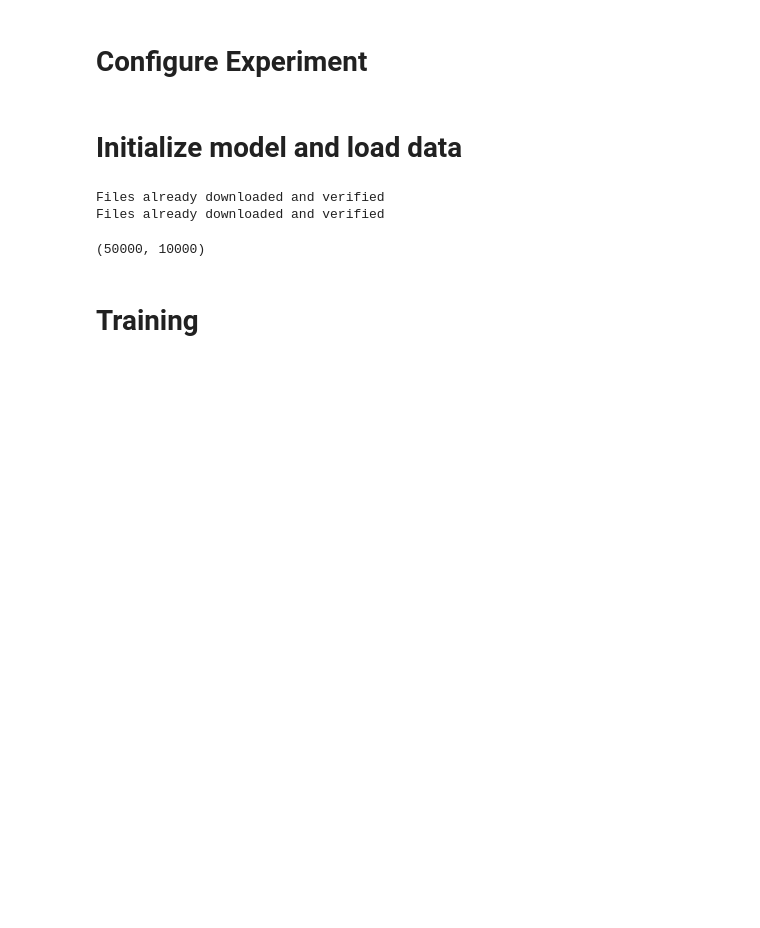
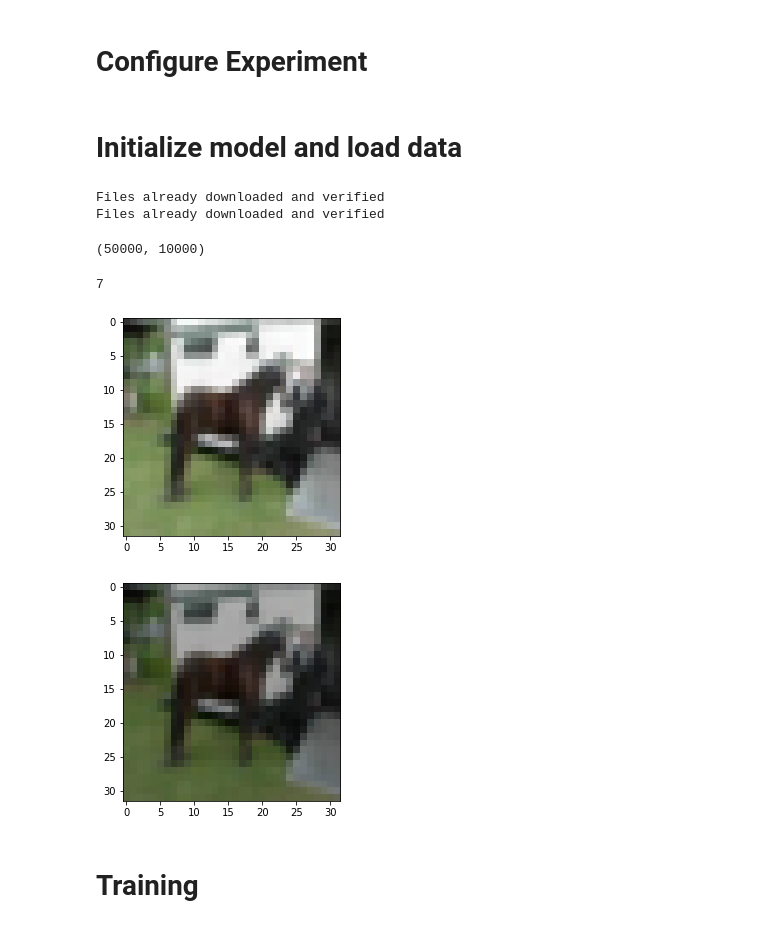
Before and after one commit to SimpleGeometry/distribution_shift_data_augmentation, a Jupyter notebook: cs598haz_testing.ipynb, the cells around one changed output. Drawn from its saved outputs; the diff is of its cells as text; code cells hidden in the pictures; blank space fills up the shorter version.

```diff
--- a/cs598haz_testing.ipynb
+++ b/cs598haz_testing.ipynb
@@ -68,6 +85,25 @@ testloader = torch.utils.data.DataLoader(cifar_test,
                                           batch_size=config['batch_size'],
                                           shuffle=False,
                                           num_workers=1)
+# %%
+#Visualize
+image, label = cifar_debug[20]
+invTrans = T.Compose([ T.Normalize(mean = [ 0., 0., 0. ],
+                                                     std = [ 1/0.229, 1/0.224, 1/0.225 ]),
+                                T.Normalize(mean = [ -0.485, -0.456, -0.406 ],
+                                                     std = [ 1., 1., 1. ]),
+                               T.ToPILImage()
+                               ])
+plt.figure()
+plt.imshow(image)
+
+plt.figure()
+plt.imshow(invTrans(augmentation(image)))
+print(label)
+# %% [output]
+7
+[figure, added]
+[figure, added]
 # %% [markdown]
 # Training
 # %%
```
Also changed, not shown: parts of 14 cells of this notebook.
